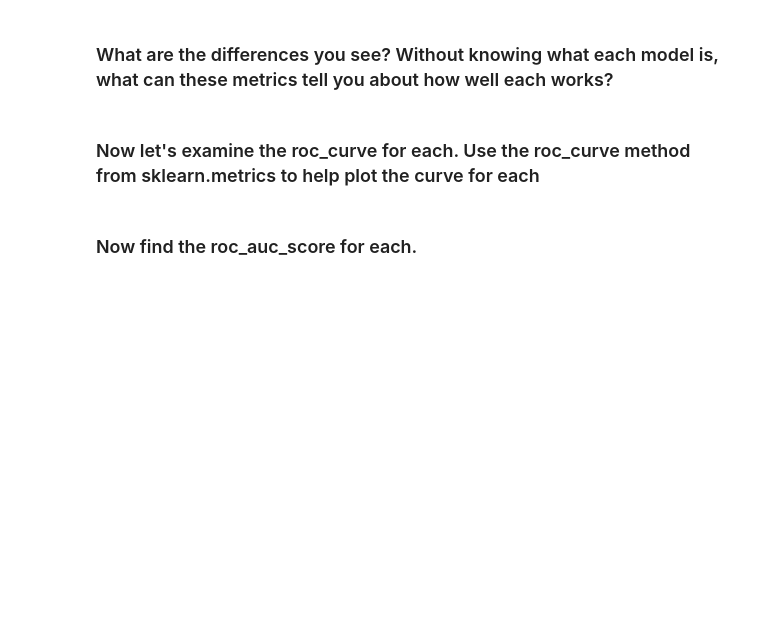
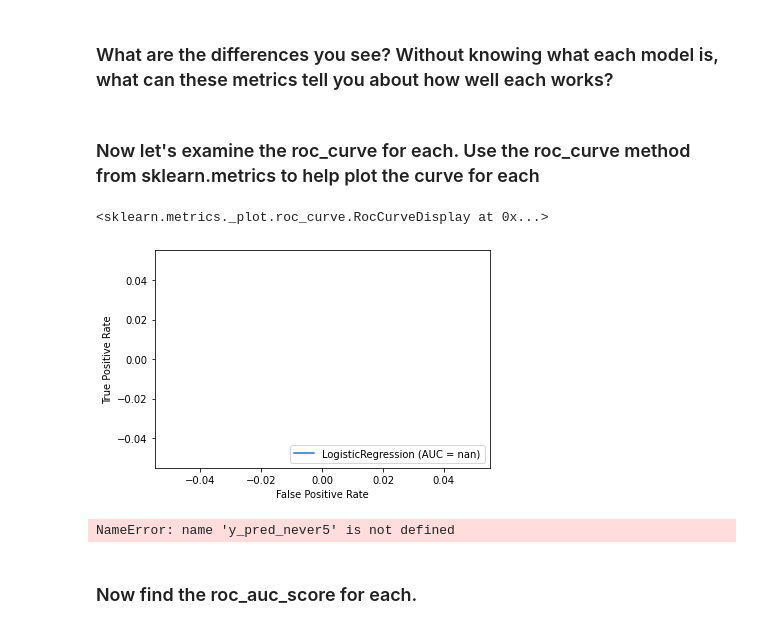
Before and after one commit to ironhack-datalabs/dataV2-labs, a Jupyter notebook: module-3/Evaluation-Recall-and-Precision/your-code/main.ipynb, the cells around one changed output. Saved outputs shown, nothing was run; the diff lists cells and outputs as text; code cells hidden in the pictures; blank space fills up the shorter version.

```diff
--- a/module-3/Evaluation-Recall-and-Precision/your-code/main.ipynb
+++ b/module-3/Evaluation-Recall-and-Precision/your-code/main.ipynb
@@ -18,6 +47,26 @@ X, y = mnist['data'], mnist['target']
 # %% [markdown]
 ### Now lets break into a test train split to run a classification. Instead of using sklearn, use indexing to select the first 60000 entries for the training, and the rest for training.
+# %%
+#y value what it should be and x value is the image
+#X_train, X_test, y_train, y_test = train_test_split(x, y, test_size=0.2)
+
+from sklearn.model_selection import train_test_split
+
+X_train = X[:60000]
+X_test = X[60000:]
+y_train = y[:60000]
+y_test = y[60000:]
 # %% [markdown]
 ### We are going to make a two-class classifier, so lets restrict to just one number, for example 5s. Do this by defining a new y training and y testing sets for just the number 5
+# %%
+#use X_train and X_test
+
+y5=np.where(y=='5', 1, 0)
+y5_train = y5[:60000]
+y5_test = y5[60000:]
 # %% [markdown]
 ### Lets train a logistic regression to predict if a number is a 5 or not (remember to use the 'just 5s' y training set!)
+# %%
+from sklearn.linear_model import LogisticRegression
+
+fives_model = LogisticRegression(max_iter=10000).fit(X_train, y5_train)
@@ -42,5 +160,28 @@ never_5_clf = Never5Classifier()
 ### What are the differences you see? Without knowing what each model is, what can these metrics tell you about how well each works?
 # %% [markdown]
 ### Now let's examine the roc_curve for each. Use the roc_curve method from sklearn.metrics to help plot the curve for each
+# %%
+from sklearn.metrics import roc_curve, plot_roc_curve, roc_auc_score
+
+#ROC - receiver operating characteristic, the function did not give the results I wanted -- I am doing something wrong
+plot_roc_curve(fives_model, X_test, y_test)
+# %% [output]
+<sklearn.metrics._plot.roc_curve.RocCurveDisplay at 0x...>
+[figure, added]
+# %%
+predictions = fives_model.predict(X_test)
+fpr, tpr, threshold = roc_curve(y5_test, y_pred_never5)
+roc_auc = auc(fpr, tpr)
+plt.title('Receiver Operating Characteristic')
+plt.plot(fpr, tpr, 'b', label = 'AUC = %0.2f' % roc_auc)
+plt.legend(loc = 'lower right')
+plt.plot([0, 1], [0, 1],'r--')
+plt.xlim([0, 1])
+plt.ylim([0, 1])
+plt.ylabel('True Positive Rate')
+plt.xlabel('False Positive Rate')
+plt.show()
+# %% [output]
+NameError: name 'y_pred_never5' is not defined
 # %% [markdown]
 ### Now find the roc_auc_score for each.
```
Also changed, not shown: parts of 14 cells of this notebook, 3 other files.
